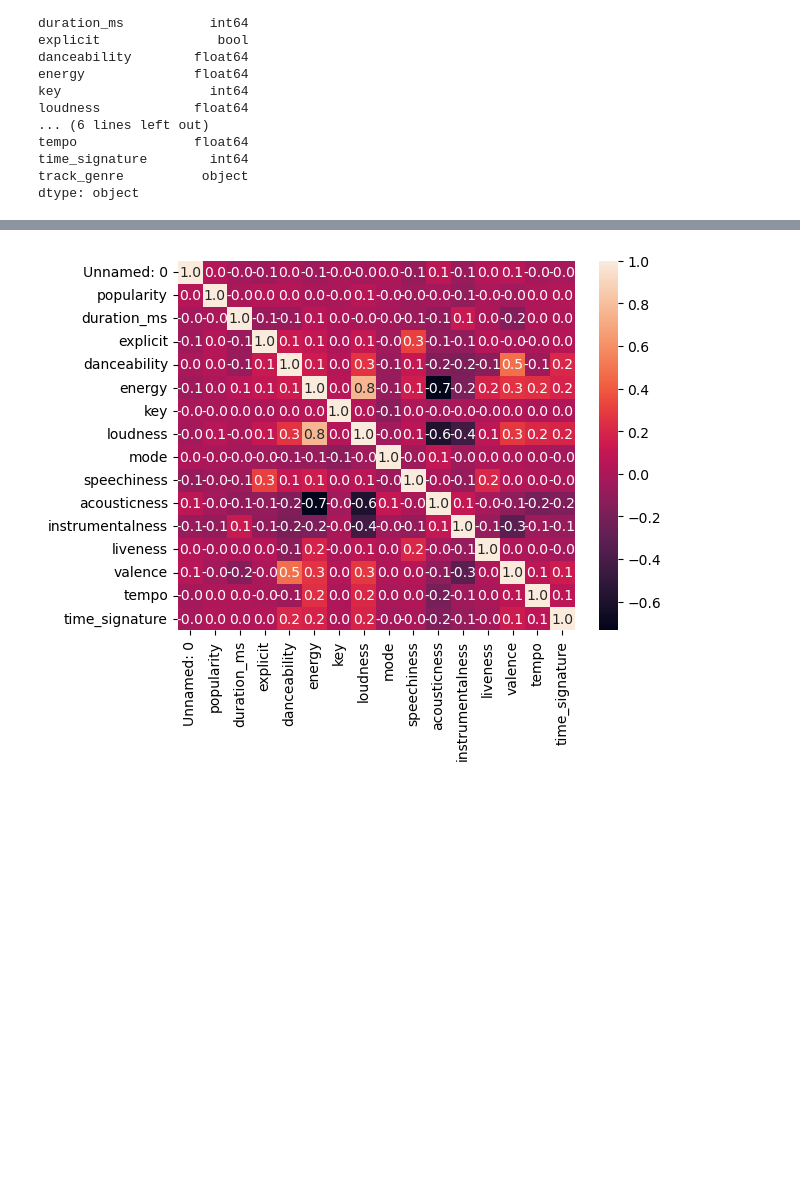
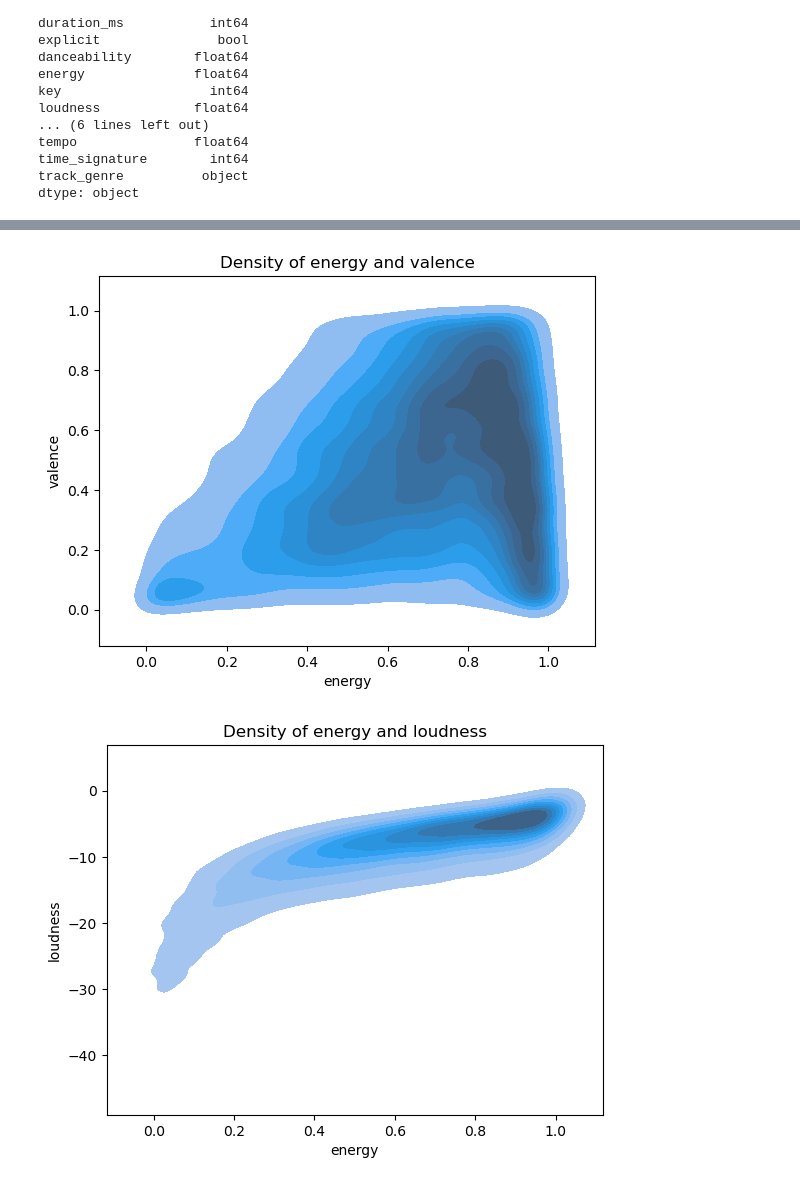
Before and after one commit to aishamar/pic16b_finalproject, a Jupyter notebook: exploratory_analysis.ipynb, the cells around one changed output, grey strips where cells are left out. Cells and saved outputs as stored; diff of their text form; code cells hidden in the pictures; blank space fills up the shorter version.

Commit message:
Went back to Jupyter Notebook after speaking with Professor. Same as the .py file with comments and new data analysis code.

```diff
--- a/exploratory_analysis.ipynb
+++ b/exploratory_analysis.ipynb
@@ -31,7 +69,10 @@ df[df["album_name"].isna()]
 | 65900 | 65900 | 1kR4gIb7nGxHPI3D2ifs59 | NaN | NaN | NaN | 0 | 0 | False | ... |
 1 rows × 21 columns
 # %%
-df = df.dropna()
+# drop nan values
+df_read = df_read.dropna()
 # %%
-df = df.drop_duplicates()
+# check to see if any rows are duplicates and drop them
+#print(df_read.drop_duplicates().any())
+df_read = df_read.drop_duplicates()
 # %%
@@ -75,2 +99,3 @@ Index(['Unnamed: 0', 'track_id', 'artists', 'album_name', 'track_name',
 # %%
-df[df["artists"].str.contains(";")]["artists"].unique()[:20]
+# drop the unnamed column
+df = df_read.drop(columns=['Unnamed: 0'])
@@ -123,3 +154,4 @@ df.describe()
 # %%
-df = df.drop(columns=["Unnamed: 0"])
+# drop temp columns that are 0
+df = df[df["tempo"] != 0]
 # %%
@@ -181,5 +409,13 @@ plt.show()
 # %%
-sns.heatmap(df.corr(numeric_only=True), annot=True, fmt=".1f")
-plt.show()
+# 5 density plots comparing features with energy
+# way to see how well songs can be correlated
+
+features = ["valence","loudness","tempo","loudness", "acousticness"]
+
+for f in features:
+    sns.kdeplot(data=df,x="energy",y=f,fill=True,levels=10)
+    plt.title(f"Density of energy and {f}")
+    plt.show()
 # %% [output]
-[figure, old version]
+[figure, new version]
+[figure, added]
```
Also changed, not shown: parts of 50 cells of this notebook, 1 other file.
